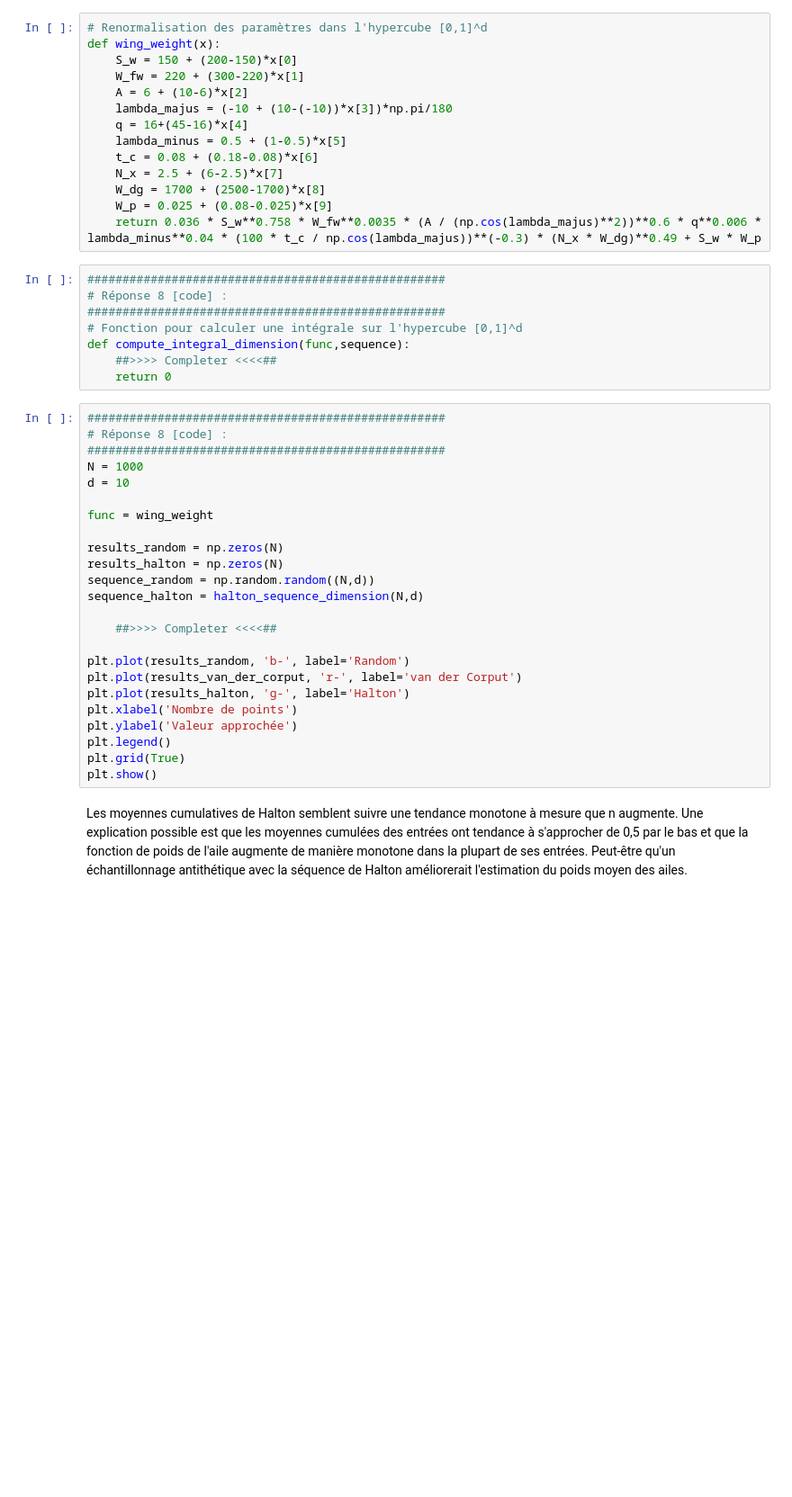
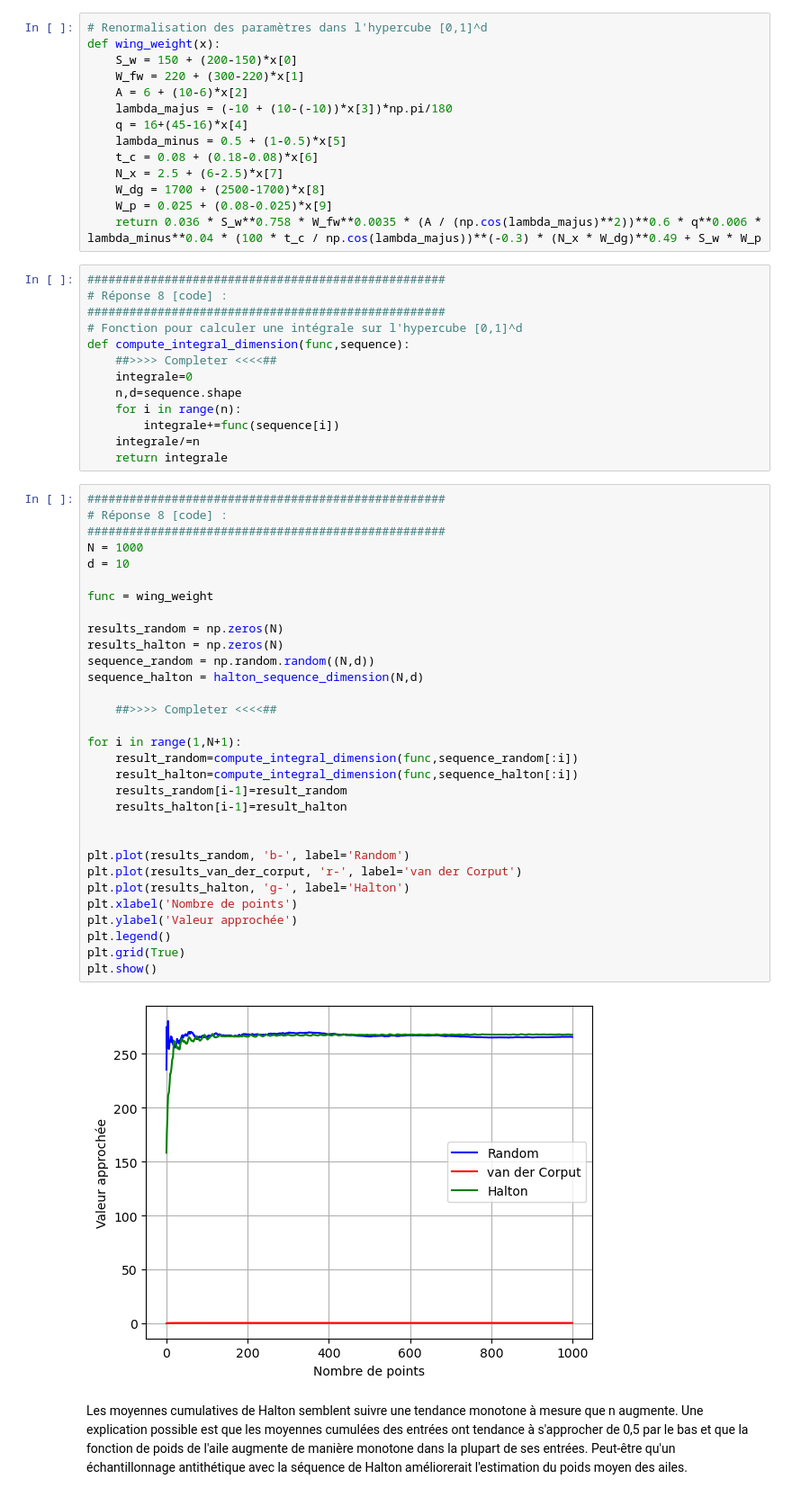
Before and after one commit to momoth12/Stochastic-Simulation-and-Monte-Carlo-Methods, a Jupyter notebook: lab3/TP3-Student.ipynb, the cells around one changed output. Shown at 90% size. Saved outputs shown, nothing was run; the diff lists cells and outputs as text; blank space fills up the shorter version.

```diff
--- a/lab3/TP3-Student.ipynb
+++ b/lab3/TP3-Student.ipynb
@@ -353,31 +470,45 @@ def wing_weight(x):
 # Fonction pour calculer une intégrale sur l'hypercube [0,1]^d
 def compute_integral_dimension(func,sequence):
     ##>>>> Completer <<<<##
-    return 0
+    integrale=0
+    n,d=sequence.shape
+    for i in range(n):
+        integrale+=func(sequence[i])
+    integrale/=n
+    return integrale
 # %%
 ###################################################
 # Réponse 8 [code] :
 ###################################################
 N = 1000
 d = 10
 
 func = wing_weight
 
 results_random = np.zeros(N)
 results_halton = np.zeros(N)
 sequence_random = np.random.random((N,d))
 sequence_halton = halton_sequence_dimension(N,d)
 
     ##>>>> Completer <<<<##
 
+for i in range(1,N+1):
+    result_random=compute_integral_dimension(func,sequence_random[:i])
+    result_halton=compute_integral_dimension(func,sequence_halton[:i])
+    results_random[i-1]=result_random
+    results_halton[i-1]=result_halton
+
+
 plt.plot(results_random, 'b-', label='Random')
 plt.plot(results_van_der_corput, 'r-', label='van der Corput')
 plt.plot(results_halton, 'g-', label='Halton')
 plt.xlabel('Nombre de points')
 plt.ylabel('Valeur approchée')
 plt.legend()
 plt.grid(True)
 plt.show()
+# %% [output]
+[figure, added]
 # %% [markdown]
 Les moyennes cumulatives de Halton semblent suivre une tendance monotone à mesure que n augmente. Une explication possible est que les moyennes cumulées des entrées ont tendance à s'approcher de 0,5 par le bas et que la fonction de poids de l'aile augmente de manière monotone dans la plupart de ses entrées. Peut-être qu'un échantillonnage antithétique avec la séquence de Halton améliorerait l'estimation du poids moyen des ailes.
 # %% [markdown]
```
Also changed, not shown: parts of 29 cells of this notebook, 2 other files.
